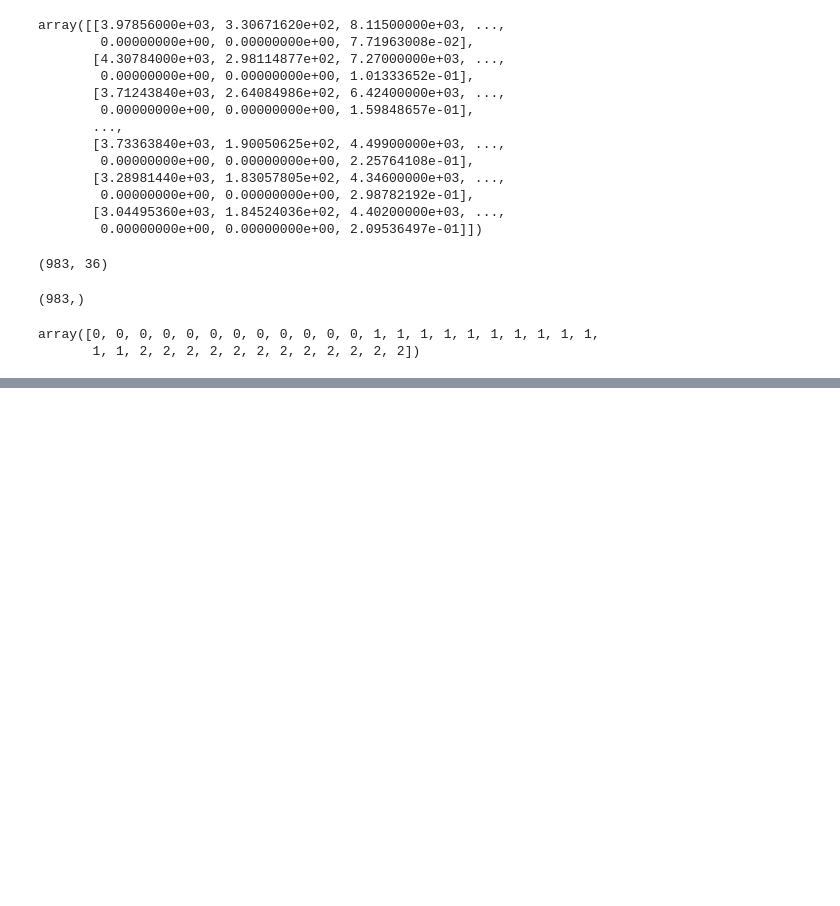
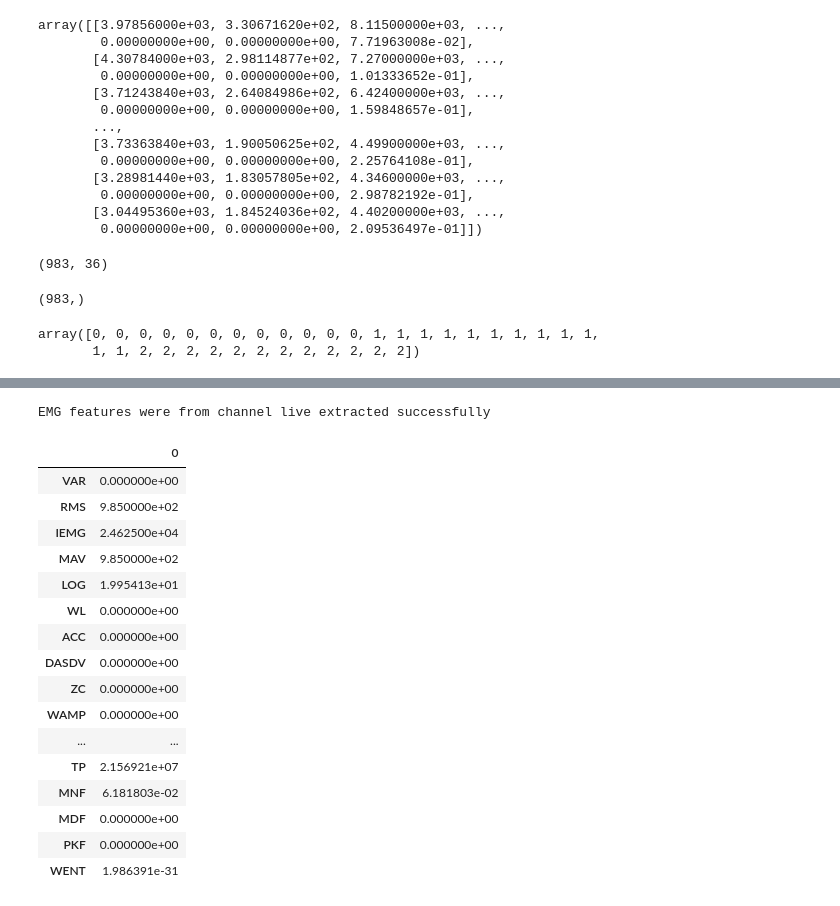
Before and after one commit to jubaer-emon/prosthetic-hand-control, a Jupyter notebook: src/data_classifier/main.ipynb, the cells around one changed output, grey strips where cells are left out. Saved outputs shown, nothing was run; the diff lists cells and outputs as text; code cells hidden in the pictures; blank space fills up the shorter version.

```diff
--- a/src/data_classifier/main.ipynb
+++ b/src/data_classifier/main.ipynb
@@ -529,0 +526,21 @@ model.score(X_test,y_test)
+# %%
+features_estimation(np.array([randint(0,1024)]*(frame+1)), 'live', freq, frame, step)[0]
+# %% [output]
+EMG features were from channel live extracted successfully
+|  | 0 |
+| VAR | 0.000000e+00 |
+| RMS | 9.850000e+02 |
+| IEMG | 2.462500e+04 |
+| MAV | 9.850000e+02 |
+| LOG | 1.995413e+01 |
+| WL | 0.000000e+00 |
+| ACC | 0.000000e+00 |
+| DASDV | 0.000000e+00 |
+| ZC | 0.000000e+00 |
+| WAMP | 0.000000e+00 |
+| ... | ... |
+| TP | 2.156921e+07 |
+| MNF | 6.181803e-02 |
+| MDF | 0.000000e+00 |
+| PKF | 0.000000e+00 |
+| WENT | 1.986391e-31 |
```
Also changed, not shown: parts of 11 cells of this notebook, 1 other file.
